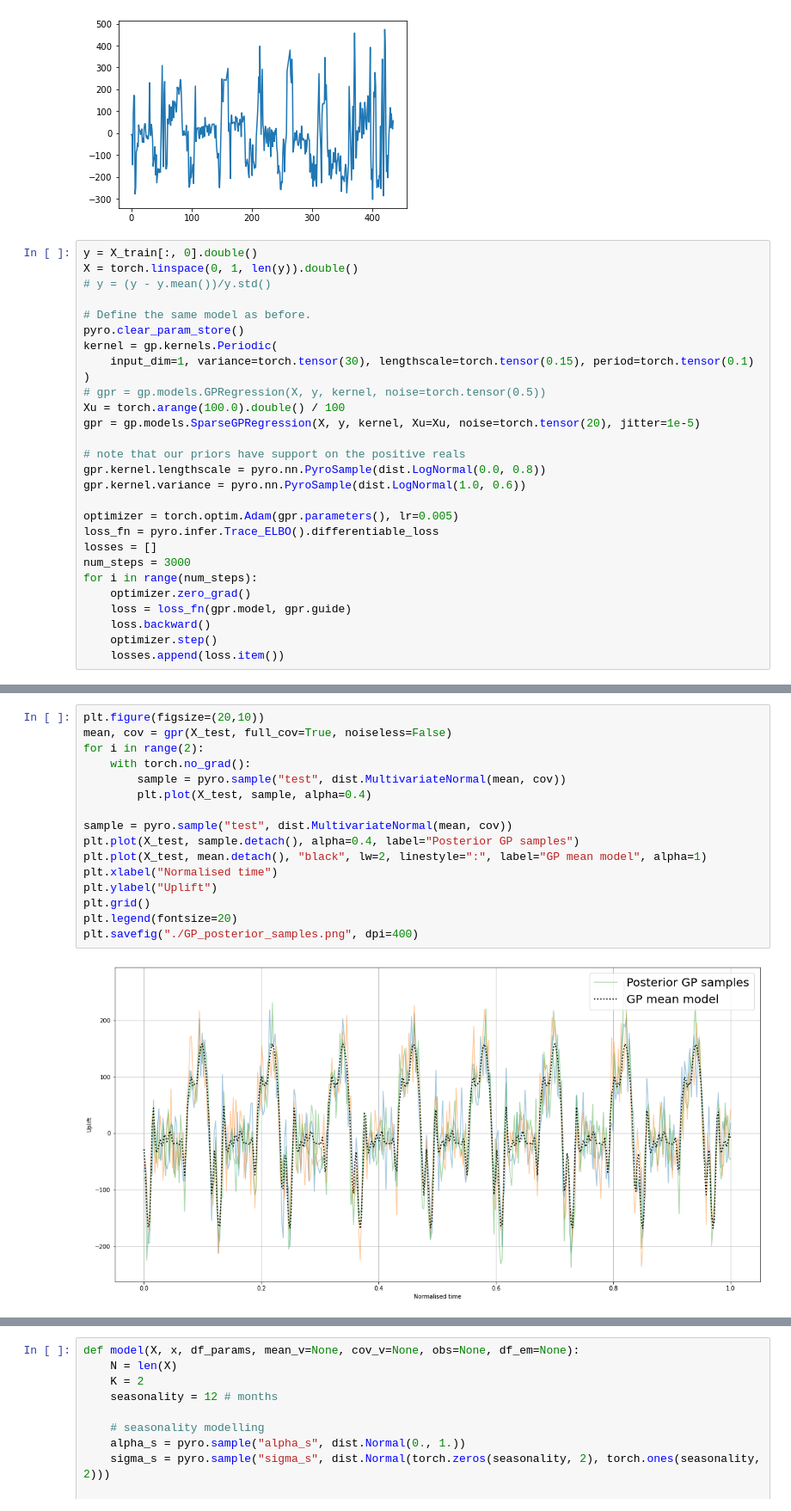
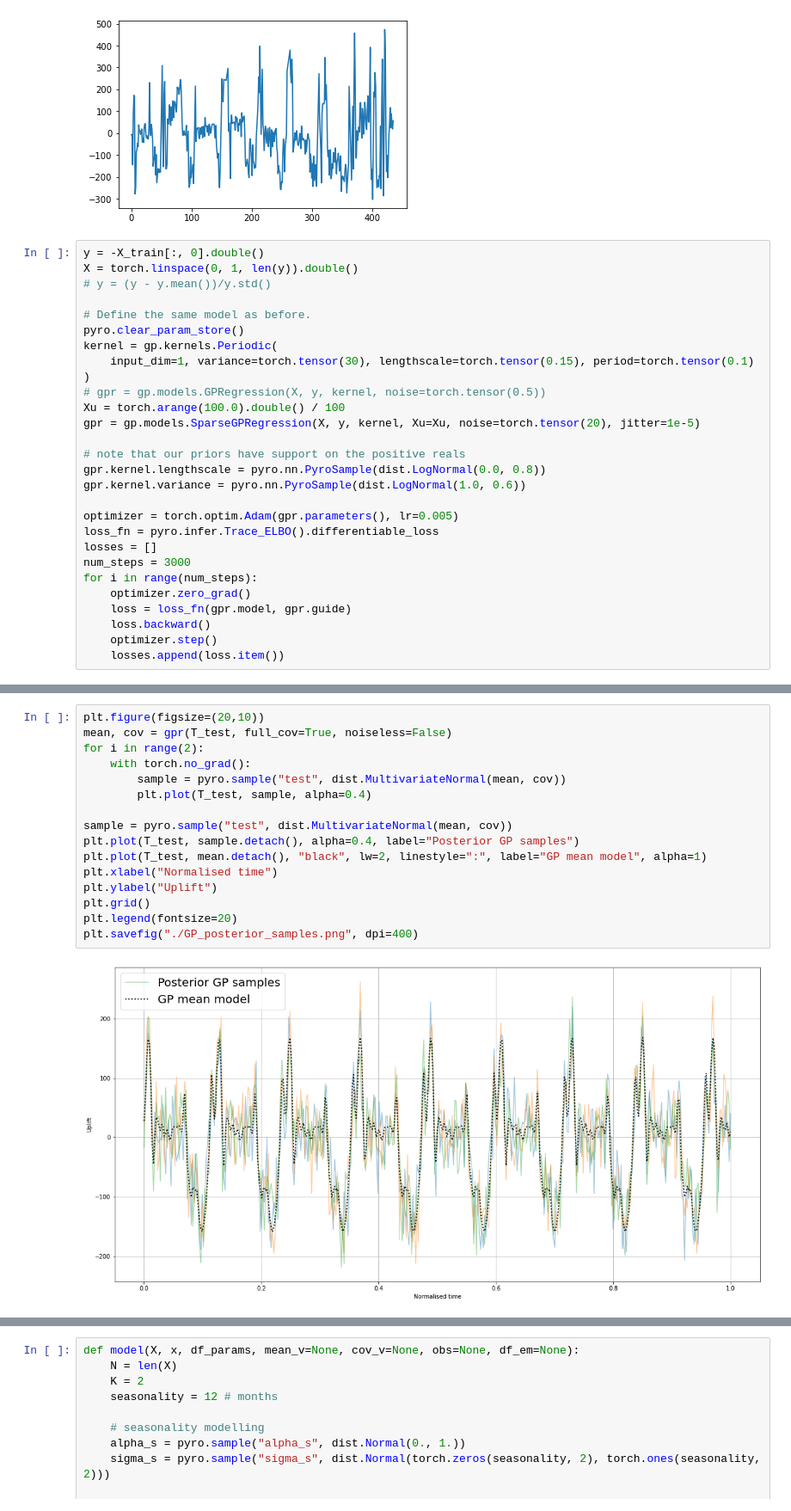
Before and after one commit to eyhl/premis, a Jupyter notebook: notebooks/chapter4.ipynb, the cells around one changed output, grey strips where cells are left out. Shown: that part at 86% size. Saved outputs shown, nothing was run; the diff lists cells and outputs as text.

```diff
--- a/notebooks/chapter4.ipynb
+++ b/notebooks/chapter4.ipynb
@@ -146,7 +141,7 @@ plt.plot(-X_train[:, 0])
 [<matplotlib.lines.Line2D at 0x...>]
 [figure]
 # %%
-y = X_train[:, 0].double()
+y = -X_train[:, 0].double()
 X = torch.linspace(0, 1, len(y)).double()
 # y = (y - y.mean())/y.std()
 
@@ -226,19 +221,19 @@ rmse = 147.49476472664102
 # %%
 plt.figure(figsize=(20,10))
-mean, cov = gpr(X_test, full_cov=True, noiseless=False)
+mean, cov = gpr(T_test, full_cov=True, noiseless=False)
 for i in range(2):
     with torch.no_grad():
         sample = pyro.sample("test", dist.MultivariateNormal(mean, cov))
-        plt.plot(X_test, sample, alpha=0.4)
+        plt.plot(T_test, sample, alpha=0.4)
 
 sample = pyro.sample("test", dist.MultivariateNormal(mean, cov))
-plt.plot(X_test, sample.detach(), alpha=0.4, label="Posterior GP samples")
-plt.plot(X_test, mean.detach(), "black", lw=2, linestyle=":", label="GP mean model", alpha=1)
+plt.plot(T_test, sample.detach(), alpha=0.4, label="Posterior GP samples")
+plt.plot(T_test, mean.detach(), "black", lw=2, linestyle=":", label="GP mean model", alpha=1)
 plt.xlabel("Normalised time")
 plt.ylabel("Uplift")
 plt.grid()
 plt.legend(fontsize=20)
 plt.savefig("./GP_posterior_samples.png", dpi=400)
 # %% [output]
-[figure, old version]
+[figure, new version]
 # %%
```
Also changed, not shown: parts of 12 cells of this notebook, 11 other files.
